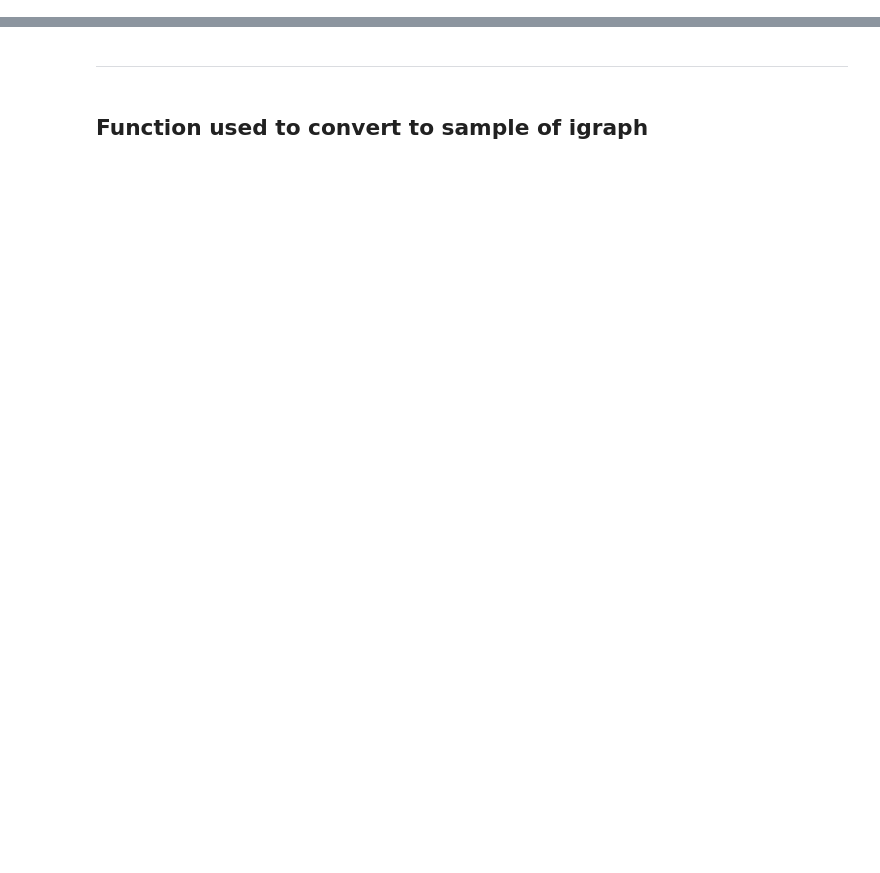
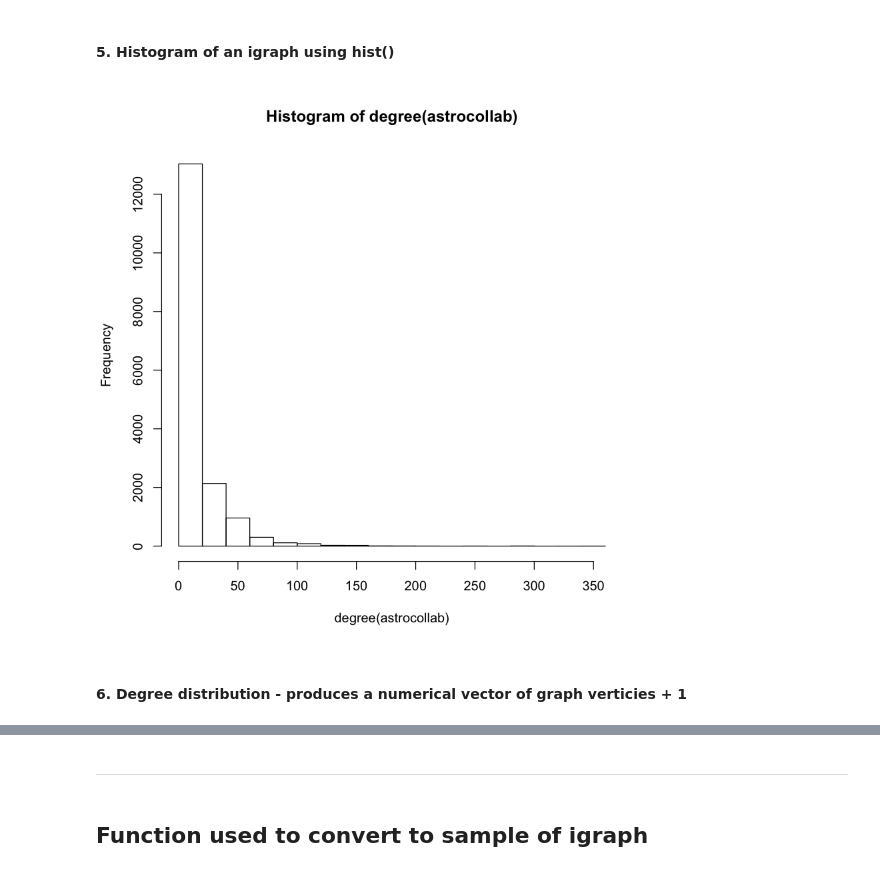
Before and after one commit to nriyer/project_3, a Jupyter notebook: project_1.ipynb, the cells around one changed output, grey strips where cells are left out. Cells and saved outputs as stored; diff of their text form; code cells hidden in the pictures; blank space fills up the shorter version.

```diff
--- a/project_1.ipynb
+++ b/project_1.ipynb
@@ -26,0 +46,4 @@ attr(,"package")
+# %%
+#making it easier to use astrocollab
+astrocollab <- upgrade_graph(astrocollab)
+astrocollab
@@ -26,0 +157,6 @@ attr(,"package")
+# %% [markdown]
+#### 5. Histogram of an igraph using hist()
+# %%
+hist(degree(astrocollab))
+# %% [output]
+[figure, added]
@@ -26,0 +166,2 @@ attr(,"package")
+# %% [markdown]
+#### 6. Degree distribution - produces a numerical vector of graph verticies + 1
```
Also changed, not shown: parts of 50 cells of this notebook, 39 other files.
